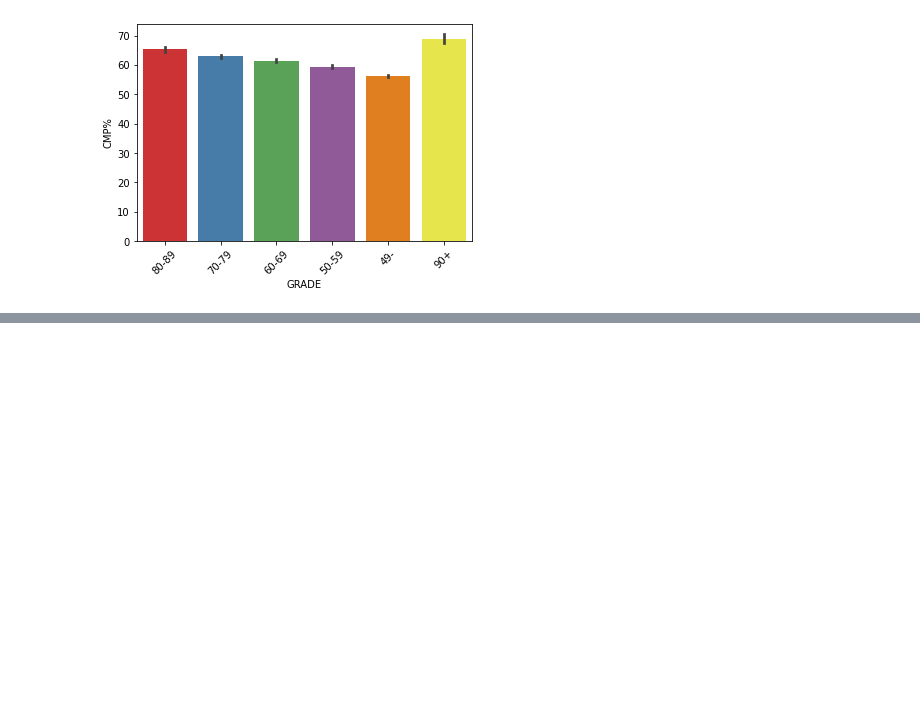
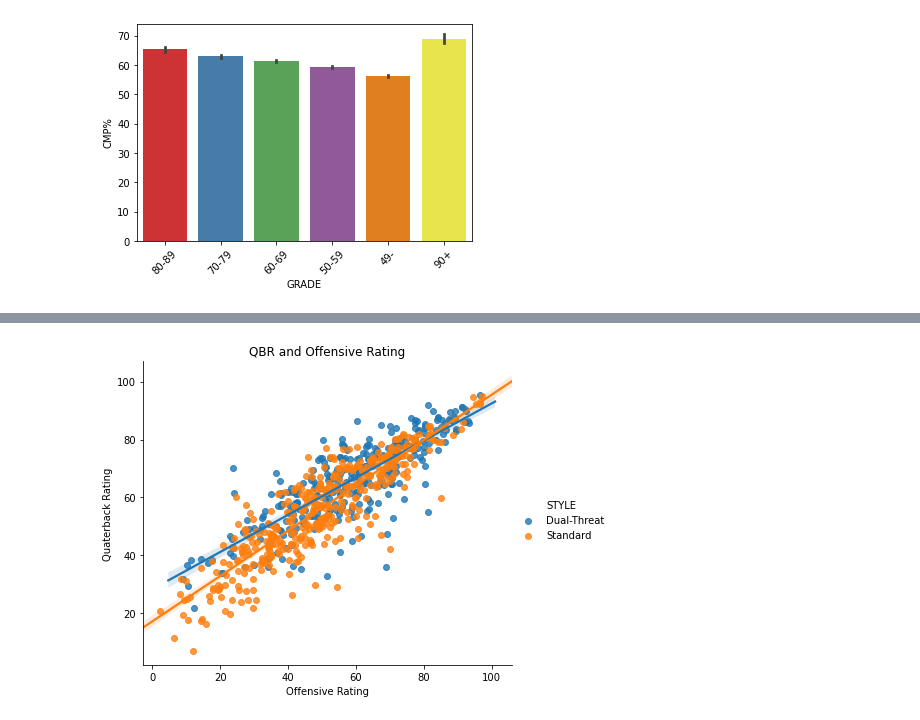
Before and after one commit to bt02/NCAA-Quaterback-Analysis, a Jupyter notebook: eda.ipynb, the cells around one changed output, grey strips where cells are left out. Cells and saved outputs as stored; diff of their text form; code cells hidden in the pictures; blank space fills up the shorter version.

```diff
--- a/eda.ipynb
+++ b/eda.ipynb
@@ -61,0 +101,8 @@ sns.scatterplot(x='OFFENSE', y='QBR', hue='CONFERENCE', data=df)
+# %%
+sns.pairplot(df, x_vars=['OFFENSE'], y_vars=['QBR'],
+             hue="STYLE",height=5, aspect=1.2, kind="reg");
+plt.title('QBR and Offensive Rating')
+plt.xlabel('Offensive Rating')
+plt.ylabel('Quaterback Rating');
+# %% [output]
+[figure, added]
```
Also changed, not shown: parts of 28 cells of this notebook, 3 other files.
